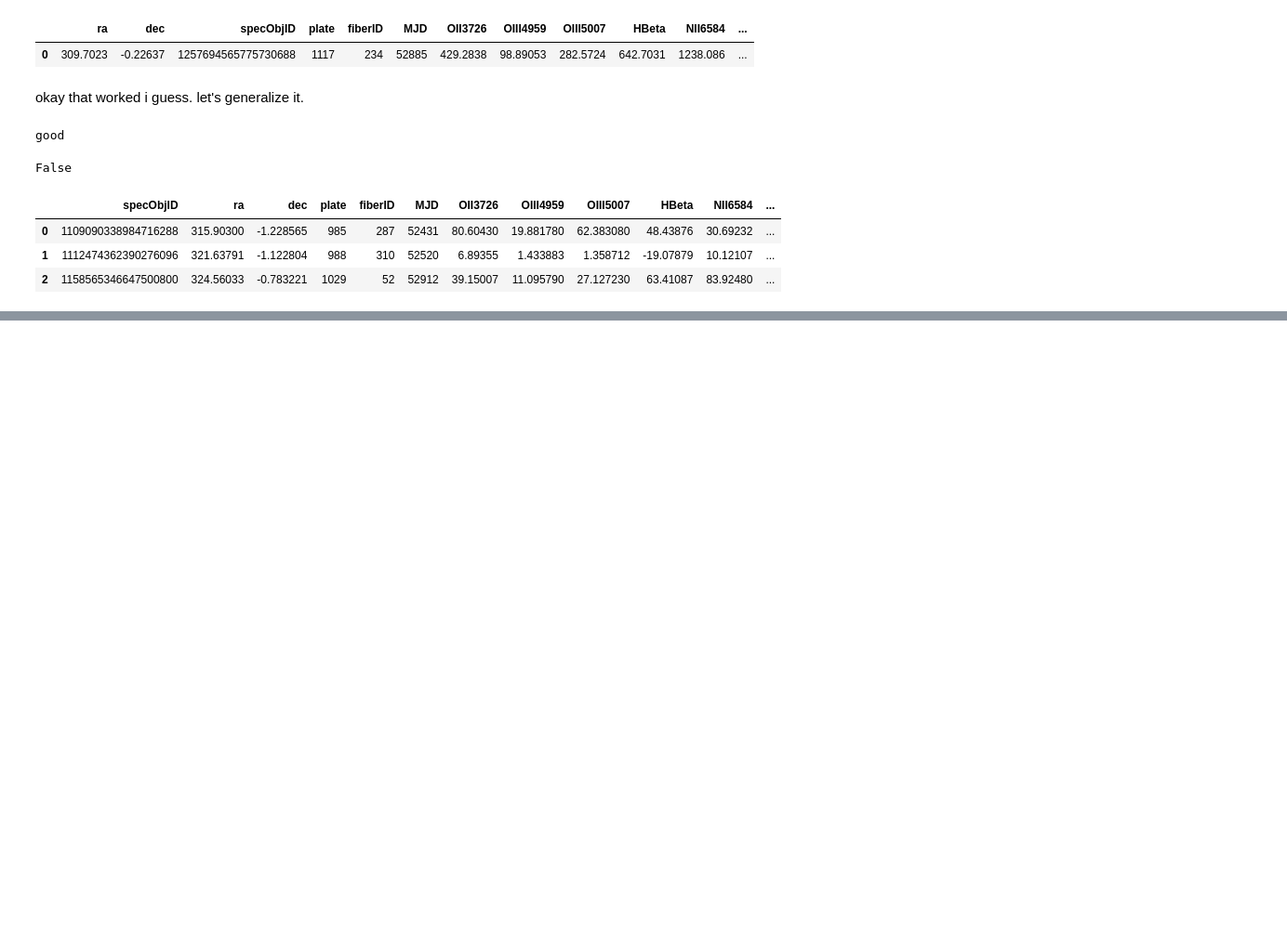
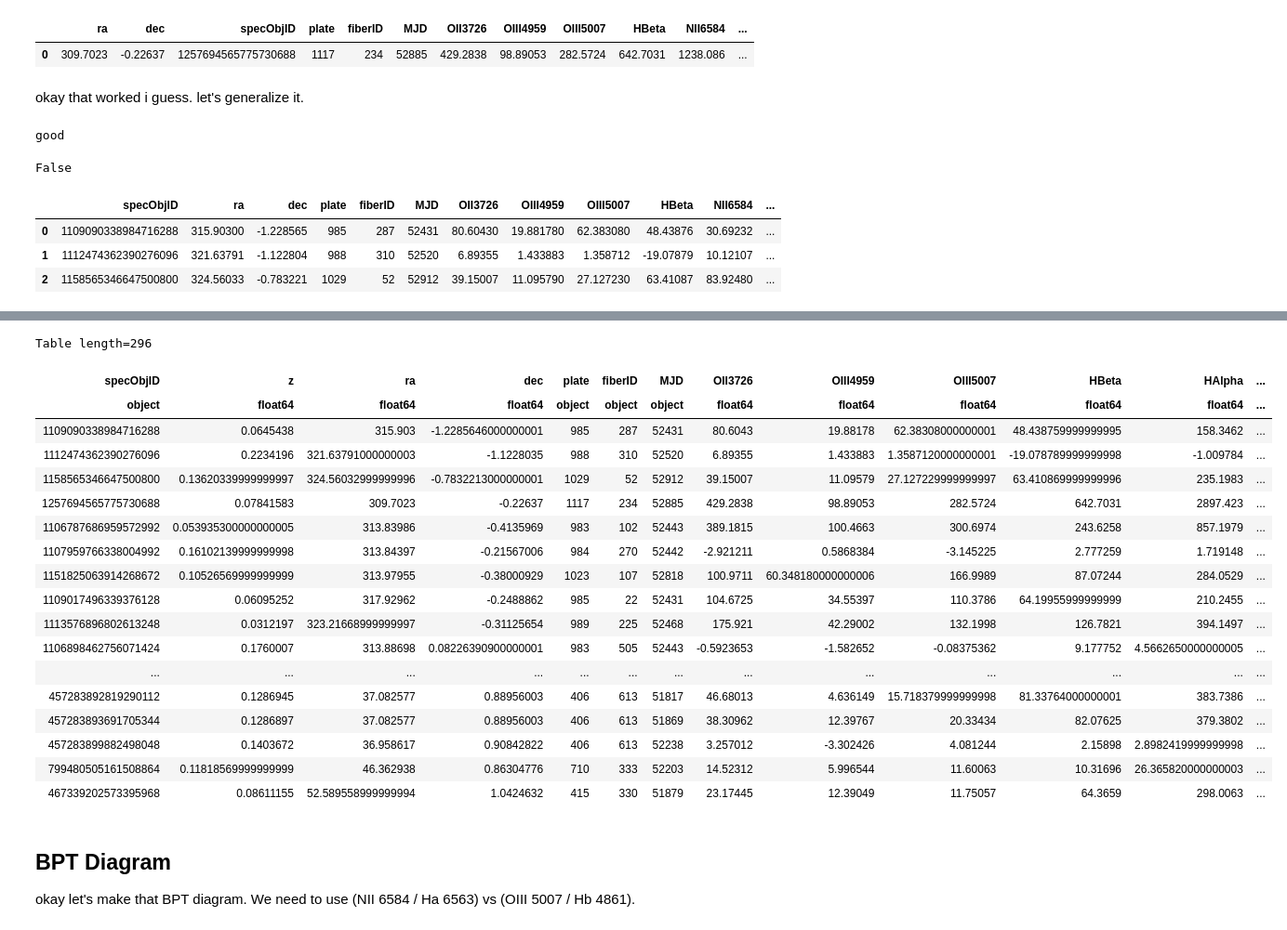
Before and after one commit to NicoAdams/Stripe82Clumps, a Jupyter notebook: mike_sandbox.ipynb, the cells around one changed output, grey strips where cells are left out. Shown at 93% size. Saved outputs shown, nothing was run; the diff lists cells and outputs as text; code cells hidden in the pictures; blank space fills up the shorter version.

```diff
--- a/mike_sandbox.ipynb
+++ b/mike_sandbox.ipynb
@@ -590,0 +574,26 @@ Number with no spectra:  22
+# %%
+catSDSS
+# %% [output]
+Table length=296
+| specObjID | z | ra | dec | plate | fiberID | MJD | OII3726 | OIII4959 | OIII5007 | HBeta | HAlpha | ... |
+| object | float64 | float64 | float64 | object | object | object | float64 | float64 | float64 | float64 | float64 | ... |
+| 1109090338984716288 | 0.0645438 | 315.903 | -1.2285646000000001 | 985 | 287 | 52431 | 80.6043 | 19.88178 | 62.38308000000001 | 48.438759999999995 | 158.3462 | ... |
+| 1112474362390276096 | 0.2234196 | 321.63791000000003 | -1.1228035 | 988 | 310 | 52520 | 6.89355 | 1.433883 | 1.3587120000000001 | -19.078789999999998 | -1.009784 | ... |
+| 1158565346647500800 | 0.13620339999999997 | 324.56032999999996 | -0.7832213000000001 | 1029 | 52 | 52912 | 39.15007 | 11.09579 | 27.127229999999997 | 63.410869999999996 | 235.1983 | ... |
+| 1257694565775730688 | 0.07841583 | 309.7023 | -0.22637 | 1117 | 234 | 52885 | 429.2838 | 98.89053 | 282.5724 | 642.7031 | 2897.423 | ... |
+| 1106787686959572992 | 0.053935300000000005 | 313.83986 | -0.4135969 | 983 | 102 | 52443 | 389.1815 | 100.4663 | 300.6974 | 243.6258 | 857.1979 | ... |
+| 1107959766338004992 | 0.16102139999999998 | 313.84397 | -0.21567006 | 984 | 270 | 52442 | -2.921211 | 0.5868384 | -3.145225 | 2.777259 | 1.719148 | ... |
+| 1151825063914268672 | 0.10526569999999999 | 313.97955 | -0.38000929 | 1023 | 107 | 52818 | 100.9711 | 60.348180000000006 | 166.9989 | 87.07244 | 284.0529 | ... |
+| 1109017496339376128 | 0.06095252 | 317.92962 | -0.2488862 | 985 | 22 | 52431 | 104.6725 | 34.55397 | 110.3786 | 64.19955999999999 | 210.2455 | ... |
+| 1113576896802613248 | 0.0312197 | 323.21668999999997 | -0.31125654 | 989 | 225 | 52468 | 175.921 | 42.29002 | 132.1998 | 126.7821 | 394.1497 | ... |
+| 1106898462756071424 | 0.1760007 | 313.88698 | 0.08226390900000001 | 983 | 505 | 52443 | -0.5923653 | -1.582652 | -0.08375362 | 9.177752 | 4.5662650000000005 | ... |
+| ... | ... | ... | ... | ... | ... | ... | ... | ... | ... | ... | ... | ... |
+| 457283892819290112 | 0.1286945 | 37.082577 | 0.88956003 | 406 | 613 | 51817 | 46.68013 | 4.636149 | 15.718379999999998 | 81.33764000000001 | 383.7386 | ... |
+| 457283893691705344 | 0.1286897 | 37.082577 | 0.88956003 | 406 | 613 | 51869 | 38.30962 | 12.39767 | 20.33434 | 82.07625 | 379.3802 | ... |
+| 457283899882498048 | 0.1403672 | 36.958617 | 0.90842822 | 406 | 613 | 52238 | 3.257012 | -3.302426 | 4.081244 | 2.15898 | 2.8982419999999998 | ... |
+| 799480505161508864 | 0.11818569999999999 | 46.362938 | 0.86304776 | 710 | 333 | 52203 | 14.52312 | 5.996544 | 11.60063 | 10.31696 | 26.365820000000003 | ... |
+| 467339202573395968 | 0.08611155 | 52.589558999999994 | 1.0424632 | 415 | 330 | 51879 | 23.17445 | 12.39049 | 11.75057 | 64.3659 | 298.0063 | ... |
+# %% [markdown]
+## BPT Diagram
+
+okay let's make that BPT diagram. We need to use (NII 6584 / Ha 6563) vs (OIII 5007 / Hb 4861).
```
Also changed, not shown: parts of 21 cells of this notebook.
